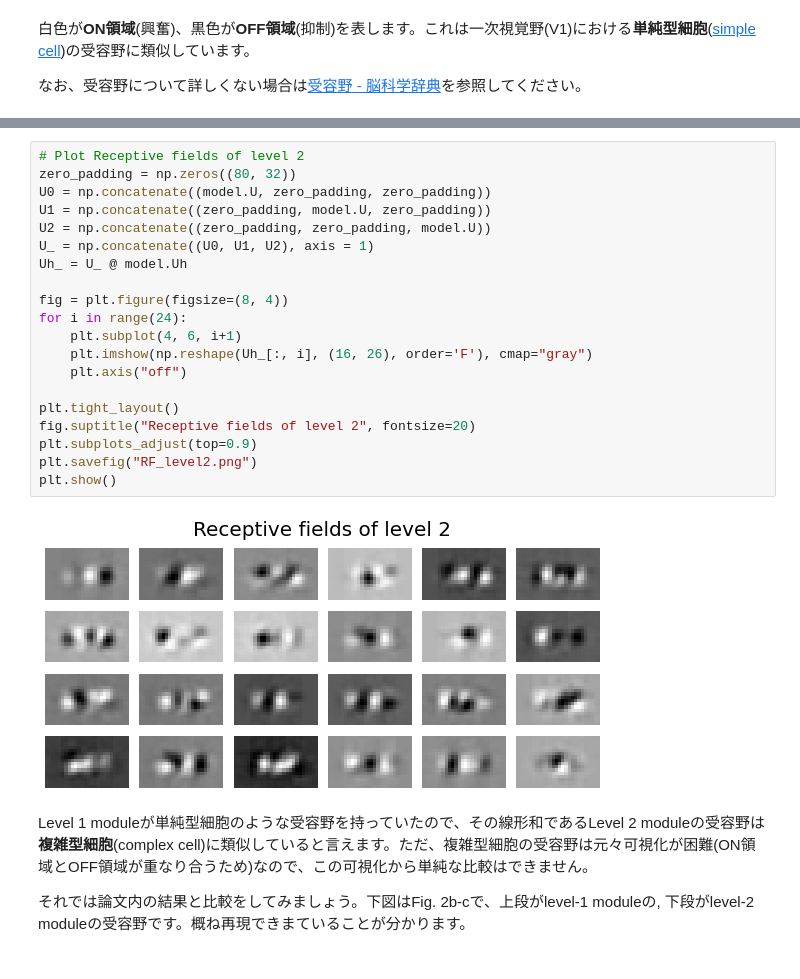
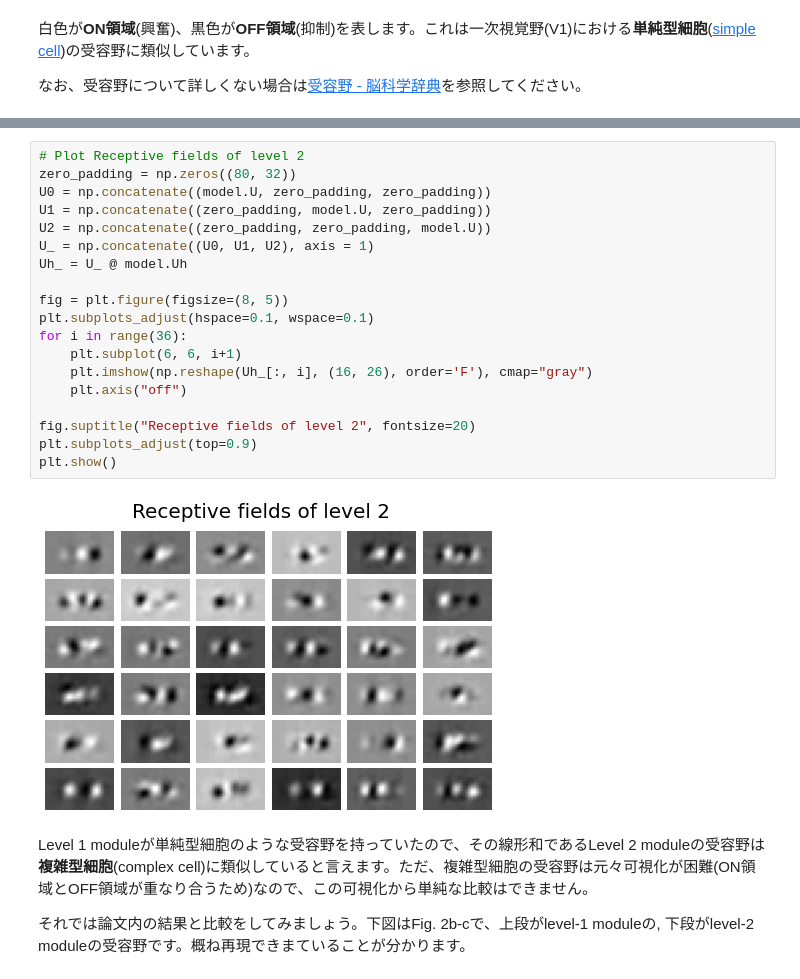
Before and after one commit to takyamamoto/PredictiveCoding-RaoBallard-Model, a Jupyter notebook: predictive-coding.ipynb, the cells around one changed output, grey strips where cells are left out. Drawn from its saved outputs; the diff is of its cells as text.

```diff
--- a/predictive-coding.ipynb
+++ b/predictive-coding.ipynb
@@ -436,25 +436,24 @@ Level-2 moduleはそのままではplotできないので、Level-1 moduleの重
 # %%
 # Plot Receptive fields of level 2
 zero_padding = np.zeros((80, 32))
 U0 = np.concatenate((model.U, zero_padding, zero_padding))
 U1 = np.concatenate((zero_padding, model.U, zero_padding))
 U2 = np.concatenate((zero_padding, zero_padding, model.U))
 U_ = np.concatenate((U0, U1, U2), axis = 1)
 Uh_ = U_ @ model.Uh
 
-fig = plt.figure(figsize=(8, 4))
-for i in range(24):
-    plt.subplot(4, 6, i+1)
+fig = plt.figure(figsize=(8, 5))
+plt.subplots_adjust(hspace=0.1, wspace=0.1)
+for i in range(36):
+    plt.subplot(6, 6, i+1)
     plt.imshow(np.reshape(Uh_[:, i], (16, 26), order='F'), cmap="gray")
     plt.axis("off")
 
-plt.tight_layout()
 fig.suptitle("Receptive fields of level 2", fontsize=20)
 plt.subplots_adjust(top=0.9)
-plt.savefig("RF_level2.png")
 plt.show()
 # %% [output]
-[figure, old version]
+[figure, new version]
 # %% [markdown]
 Level 1 moduleが単純型細胞のような受容野を持っていたので、その線形和であるLevel 2 moduleの受容野は**複雑型細胞**(complex cell)に類似していると言えます。ただ、複雑型細胞の受容野は元々可視化が困難(ON領域とOFF領域が重なり合うため)なので、この可視化から単純な比較はできません。
 
```
Also changed, not shown: parts of 2 cells of this notebook, 3 other files.
